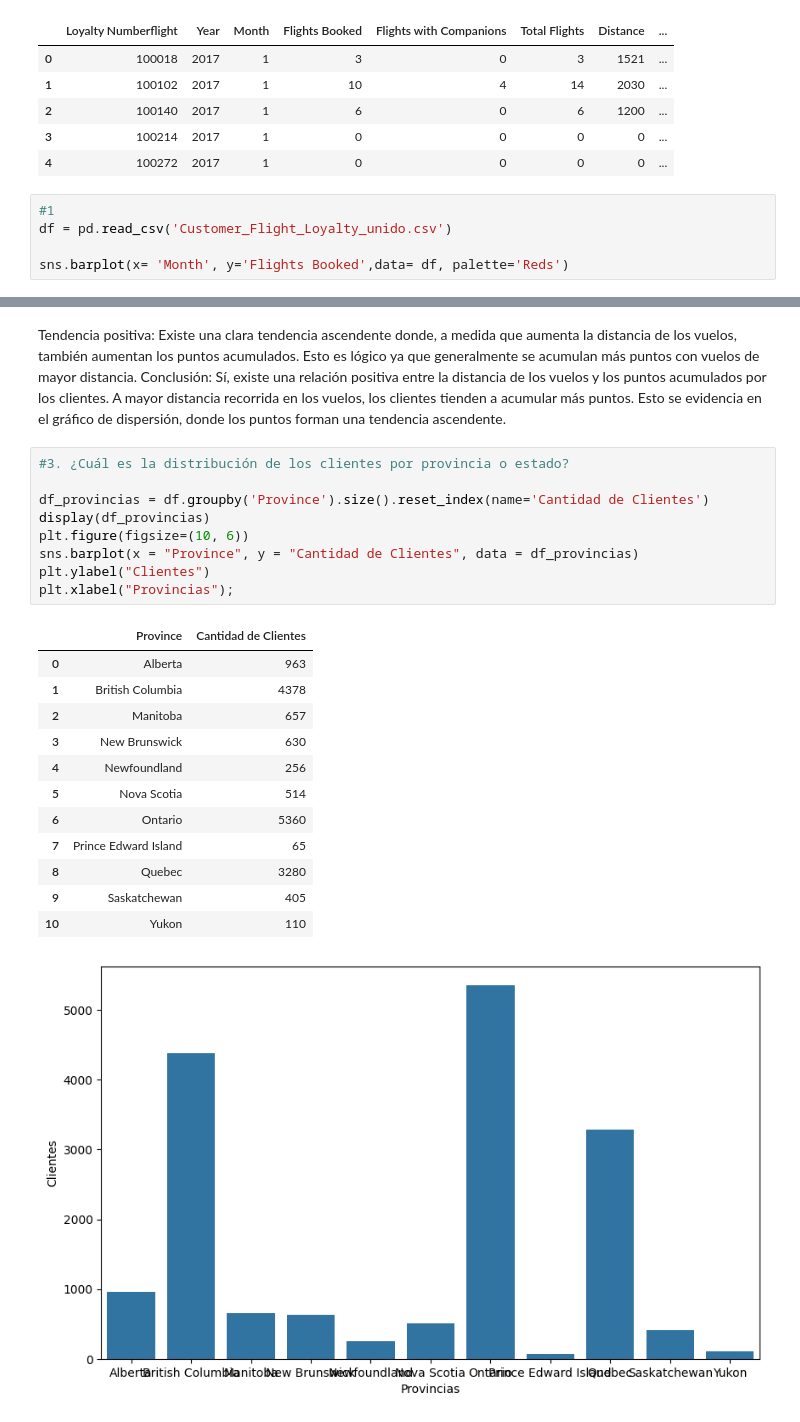
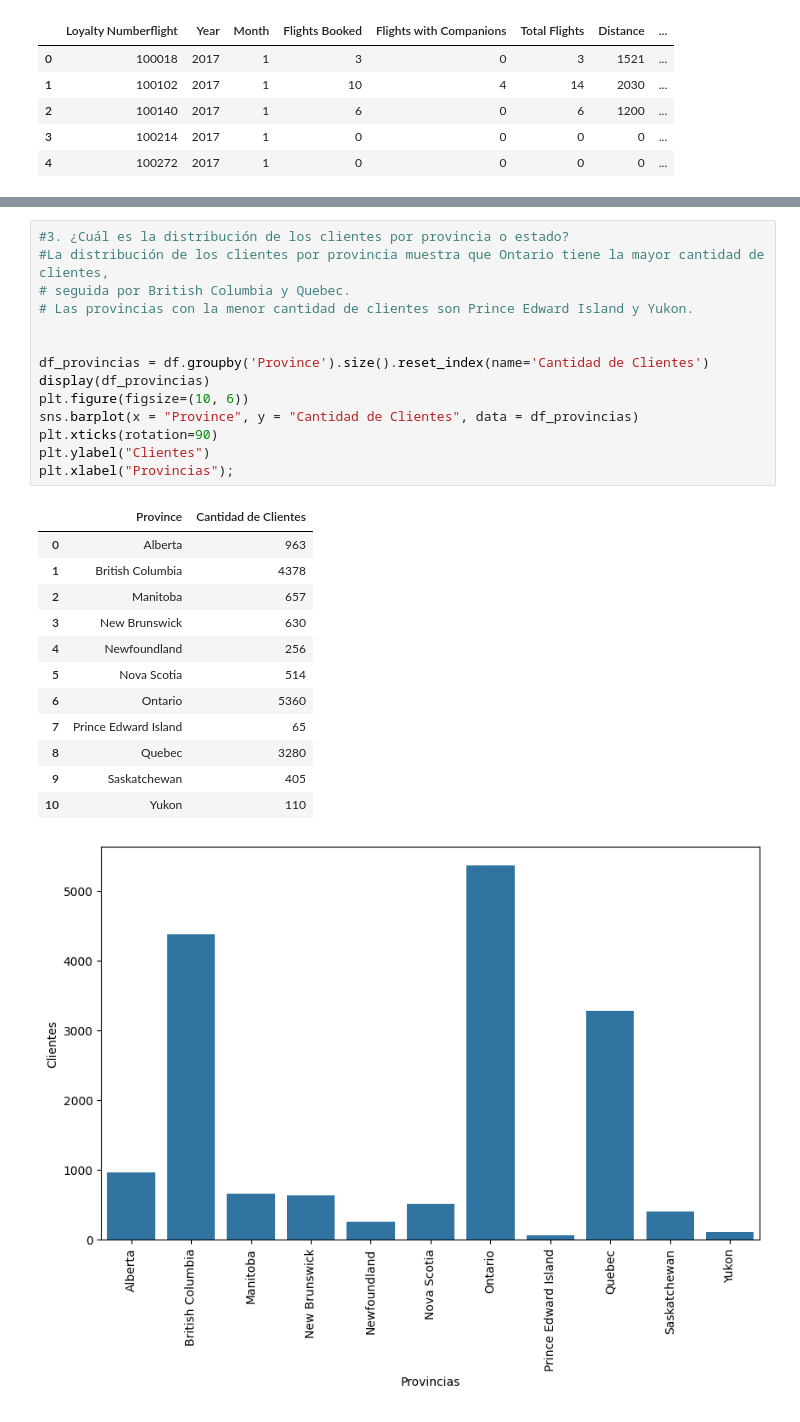
Before and after one commit to Adalab/bda-modulo-3-evaluacion-final-CecileSC, a Jupyter notebook: visualizacion.ipynb, the cells around one changed output, grey strips where cells are left out. Drawn from its saved outputs; the diff is of its cells as text.

Commit message:
visualizaciones terminada

```diff
--- a/visualizacion.ipynb
+++ b/visualizacion.ipynb
@@ -24,8 +24,3 @@ df.head()
 | 2 | 100140 | 2017 | 1 | 6 | 0 | 6 | 1200 | ... |
 | 3 | 100214 | 2017 | 1 | 0 | 0 | 0 | 0 | ... |
 | 4 | 100272 | 2017 | 1 | 0 | 0 | 0 | 0 | ... |
-# %%
-#1
-df = pd.read_csv('Customer_Flight_Loyalty_unido.csv')
-
-sns.barplot(x= 'Month', y='Flights Booked',data= df, palette='Reds')
@@ -44,32 +46,33 @@ plt.xlabel("Distancia")
 plt.title("Relacion entre la distancia y puntos acumulados");
 # %% [output]
 [figure]
-# %% [markdown]
-Tendencia positiva: Existe una clara tendencia ascendente donde, a medida que aumenta la distancia de los vuelos, también aumentan los puntos acumulados. Esto es lógico ya que generalmente se acumulan más puntos con vuelos de mayor distancia.
-Conclusión:
-Sí, existe una relación positiva entre la distancia de los vuelos y los puntos acumulados por los clientes. A mayor distancia recorrida en los vuelos, los clientes tienden a acumular más puntos. Esto se evidencia en el gráfico de dispersión, donde los puntos forman una tendencia ascendente.
 # %%
 #3.	¿Cuál es la distribución de los clientes por provincia o estado?
+#La distribución de los clientes por provincia muestra que Ontario tiene la mayor cantidad de clientes,
+# seguida por British Columbia y Quebec.
+# Las provincias con la menor cantidad de clientes son Prince Edward Island y Yukon.
+
 
 df_provincias = df.groupby('Province').size().reset_index(name='Cantidad de Clientes')
 display(df_provincias)
 plt.figure(figsize=(10, 6))
 sns.barplot(x = "Province", y = "Cantidad de Clientes", data = df_provincias)
+plt.xticks(rotation=90)
 plt.ylabel("Clientes")
 plt.xlabel("Provincias");
 # %% [output]
 |  | Province | Cantidad de Clientes |
 | 0 | Alberta | 963 |
 | 1 | British Columbia | 4378 |
 | 2 | Manitoba | 657 |
 | 3 | New Brunswick | 630 |
 | 4 | Newfoundland | 256 |
 | 5 | Nova Scotia | 514 |
 | 6 | Ontario | 5360 |
 | 7 | Prince Edward Island | 65 |
 | 8 | Quebec | 3280 |
 | 9 | Saskatchewan | 405 |
 | 10 | Yukon | 110 |
-[figure, old version]
+[figure, new version]
 # %%
 #4.	¿Cómo se compara el salario promedio entre los diferentes niveles educativos de los clientes?
```
Also changed, not shown: parts of 11 cells of this notebook.
